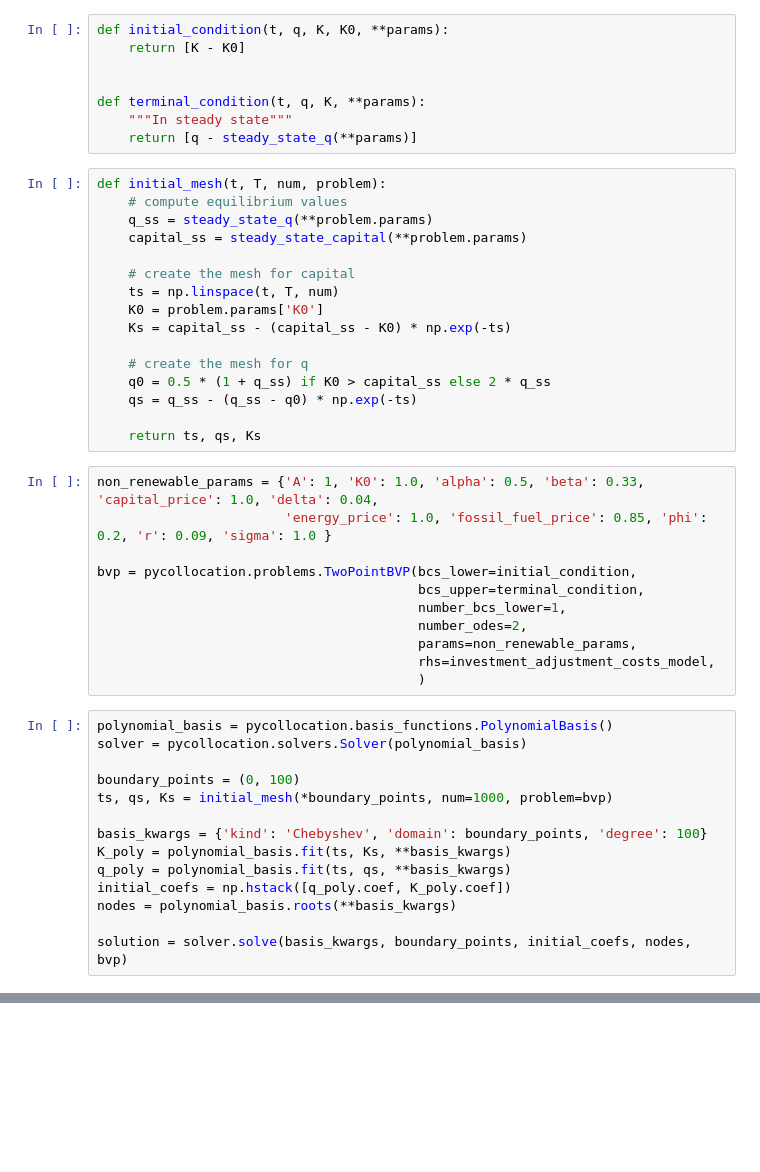
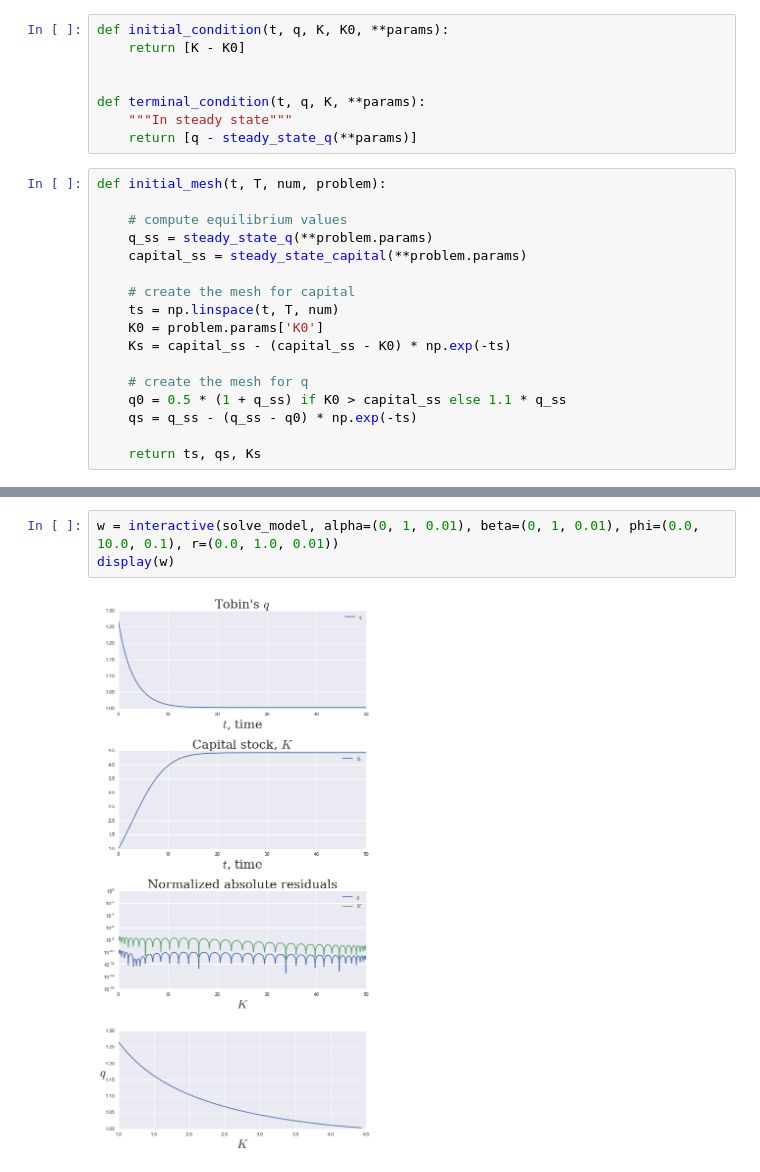
Before and after one commit to chekaru/Transitions, a Jupyter notebook: continuous-time-version.ipynb, the cells around one changed output, grey strips where cells are left out. Saved outputs shown, nothing was run; the diff lists cells and outputs as text; blank space fills up the shorter version.

```diff
--- a/continuous-time-version.ipynb
+++ b/continuous-time-version.ipynb
@@ -197,6 +202,7 @@ def terminal_condition(t, q, K, **params):
     return [q - steady_state_q(**params)]
 # %%
 def initial_mesh(t, T, num, problem):
+
     # compute equilibrium values
     q_ss = steady_state_q(**problem.params)
     capital_ss = steady_state_capital(**problem.params)
@@ -207,32 +213,7 @@ def initial_mesh(t, T, num, problem):
     Ks = capital_ss - (capital_ss - K0) * np.exp(-ts)
 
     # create the mesh for q
-    q0 = 0.5 * (1 + q_ss) if K0 > capital_ss else 2 * q_ss
+    q0 = 0.5 * (1 + q_ss) if K0 > capital_ss else 1.1 * q_ss
     qs = q_ss - (q_ss - q0) * np.exp(-ts)
 
     return ts, qs, Ks
-# %%
-non_renewable_params = {'A': 1, 'K0': 1.0, 'alpha': 0.5, 'beta': 0.33, 'capital_price': 1.0, 'delta': 0.04,
-                        'energy_price': 1.0, 'fossil_fuel_price': 0.85, 'phi': 0.2, 'r': 0.09, 'sigma': 1.0 }
-
-bvp = pycollocation.problems.TwoPointBVP(bcs_lower=initial_condition,
-                                         bcs_upper=terminal_condition,
-                                         number_bcs_lower=1,
-                                         number_odes=2,
-                                         params=non_renewable_params,
-                                         rhs=investment_adjustment_costs_model,
-                                         )
-# %%
-polynomial_basis = pycollocation.basis_functions.PolynomialBasis()
-solver = pycollocation.solvers.Solver(polynomial_basis)
-
-boundary_points = (0, 100)
-ts, qs, Ks = initial_mesh(*boundary_points, num=1000, problem=bvp)
-
-basis_kwargs = {'kind': 'Chebyshev', 'domain': boundary_points, 'degree': 100}
-K_poly = polynomial_basis.fit(ts, Ks, **basis_kwargs)
-q_poly = polynomial_basis.fit(ts, qs, **basis_kwargs)
-initial_coefs = np.hstack([q_poly.coef, K_poly.coef])
-nodes = polynomial_basis.roots(**basis_kwargs)
-
-solution = solver.solve(basis_kwargs, boundary_points, initial_coefs, nodes, bvp)
@@ -269,0 +282,5 @@ plt.show()
+# %%
+w = interactive(solve_model, alpha=(0, 1, 0.01), beta=(0, 1, 0.01), phi=(0.0, 10.0, 0.1), r=(0.0, 1.0, 0.01))
+display(w)
+# %% [output]
+[figure, added]
```
Also changed, not shown: parts of 7 cells of this notebook.
